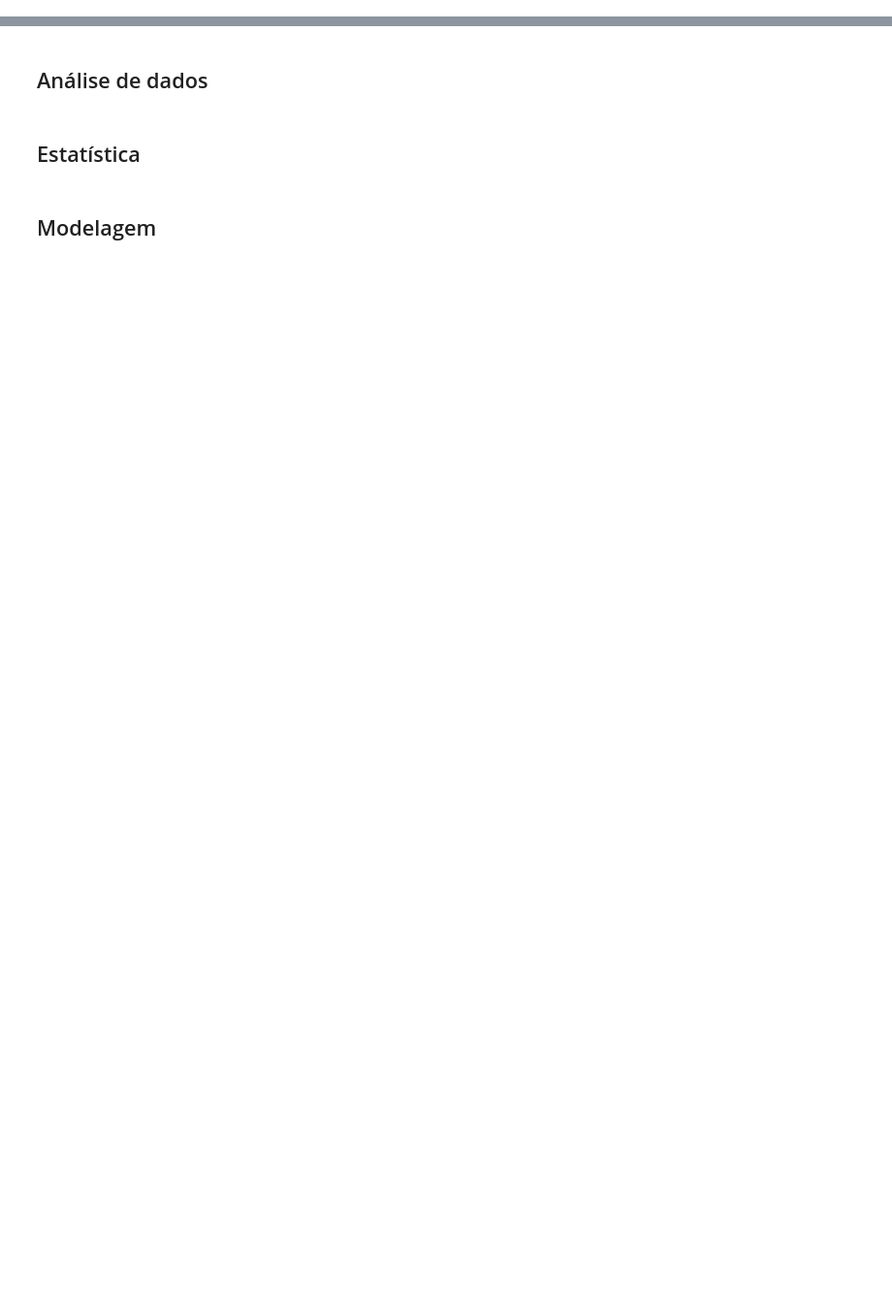
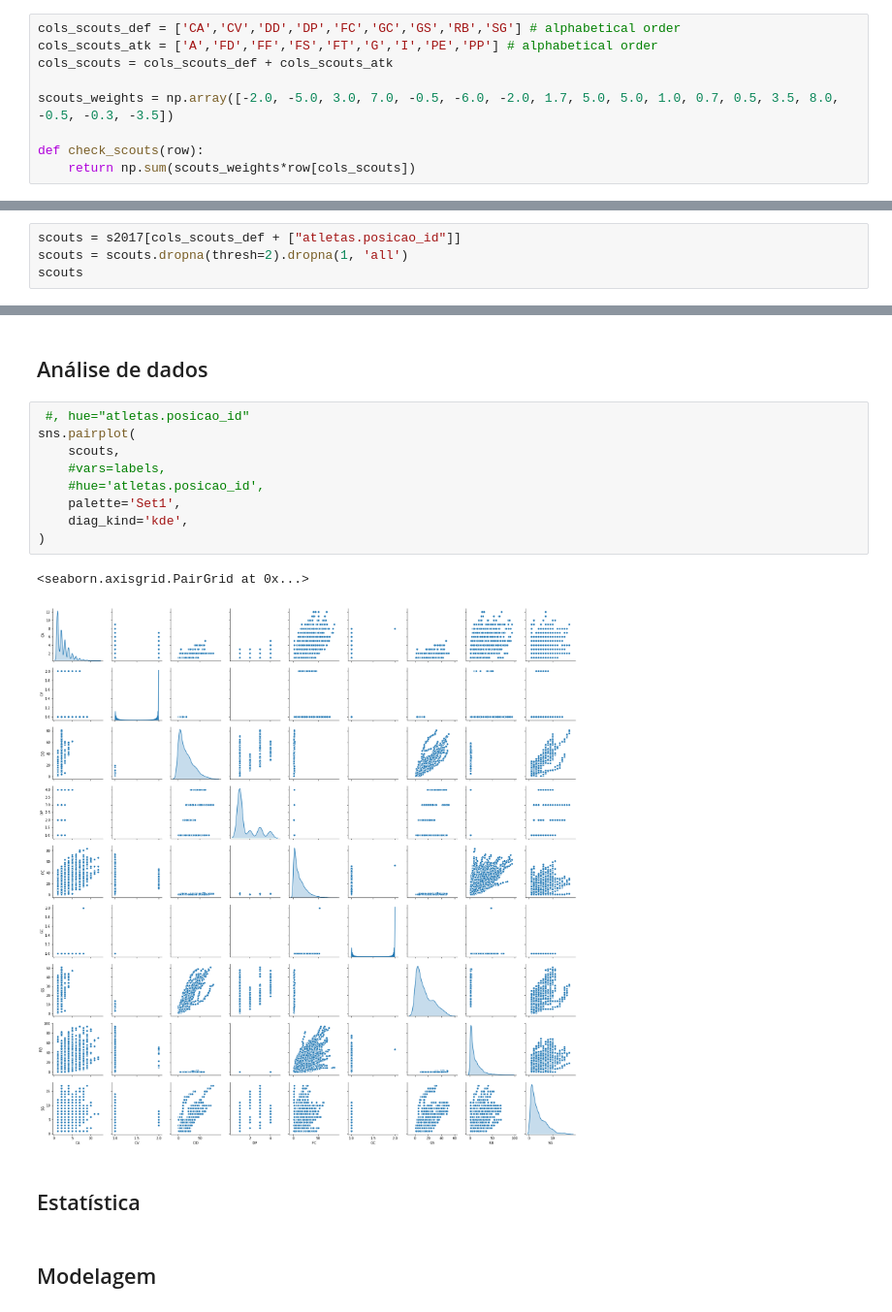
Before and after one commit to muriloime/prez_predictiveanalytics, a Jupyter notebook: CartolaFC.ipynb, the cells around one changed output, grey strips where cells are left out. Shown: that part at 97% size. Cells and saved outputs as stored; diff of their text form; blank space fills up the shorter version.

```diff
--- a/CartolaFC.ipynb
+++ b/CartolaFC.ipynb
@@ -24,6 +32,15 @@ O jogo, que é baseado no Campeonato Brasileiro de Futebol, **consiste em realiz
 ### Definição do Problema
 
 Dados o histórico de dados do jogo CartolaFC, podemos dar *scores* para os jogadores, em termos de potencial de ganhos em Cartoletas?
+# %%
+cols_scouts_def = ['CA','CV','DD','DP','FC','GC','GS','RB','SG'] # alphabetical order
+cols_scouts_atk = ['A','FD','FF','FS','FT','G','I','PE','PP'] # alphabetical order
+cols_scouts = cols_scouts_def + cols_scouts_atk
+
+scouts_weights = np.array([-2.0, -5.0, 3.0, 7.0, -0.5, -6.0, -2.0, 1.7, 5.0, 5.0, 1.0, 0.7, 0.5, 3.5, 8.0, -0.5, -0.3, -3.5])
+
+def check_scouts(row):
+    return np.sum(scouts_weights*row[cols_scouts])
 # %%
 %ls data/2017
 # %% [output]
@@ -56,0 +56,4 @@ s2017
+# %%
+scouts = s2017[cols_scouts_def + ["atletas.posicao_id"]]
+scouts = scouts.dropna(thresh=2).dropna(1, 'all')
+scouts
@@ -57,6 +79,18 @@ s2017
 # %% [markdown]
 
 ## Análise de dados
+# %%
+ #, hue="atletas.posicao_id"
+sns.pairplot(
+    scouts,
+    #vars=labels,
+    #hue='atletas.posicao_id',
+    palette='Set1',
+    diag_kind='kde',
+)
+# %% [output]
+<seaborn.axisgrid.PairGrid at 0x...>
+[figure, added]
 # %% [markdown]
 ## Estatística
 # %% [markdown]
```
Also changed, not shown: parts of 5 cells of this notebook.
